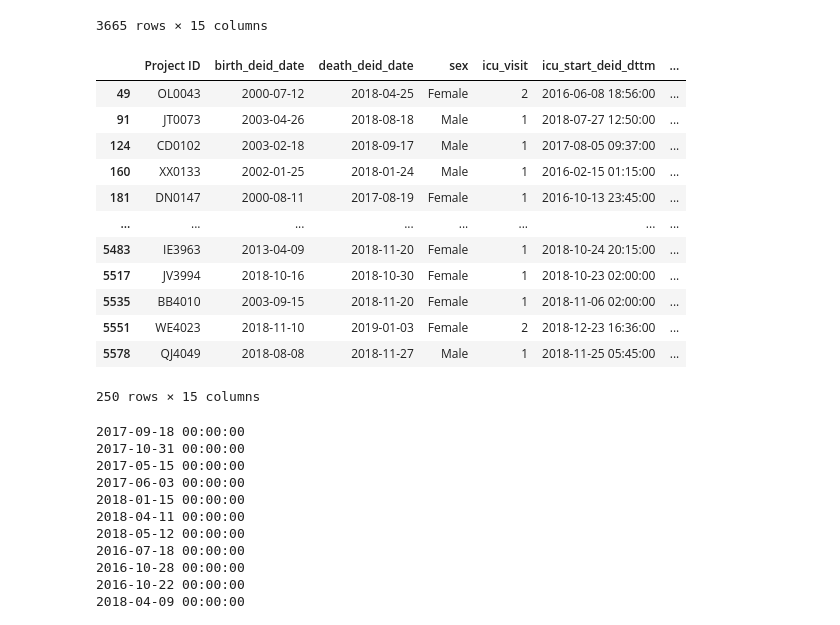
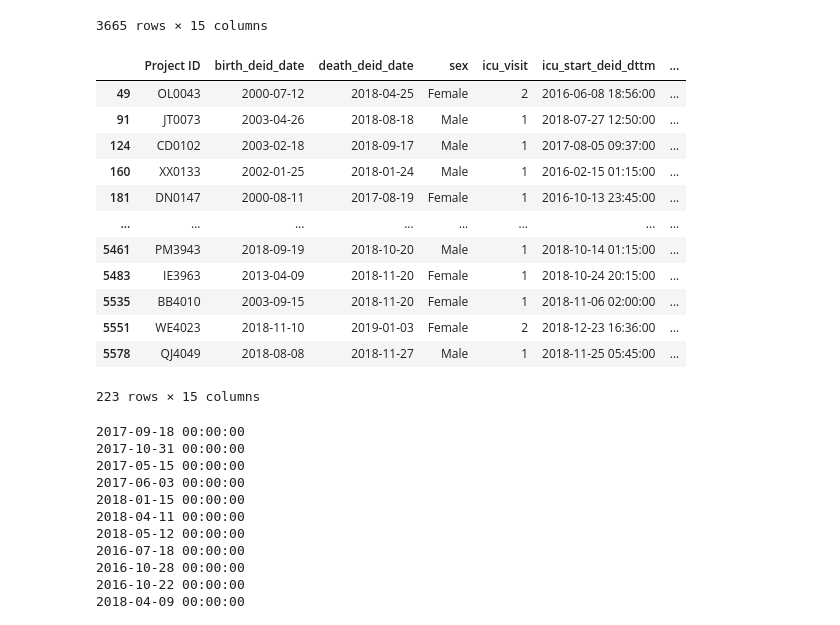
Before and after one commit to l-khali/In2Research, a Jupyter notebook: summary_statistics.ipynb, the cells around one changed output. Saved outputs shown, nothing was run; the diff lists cells and outputs as text; code cells hidden in the pictures.

```diff
--- a/summary_statistics.ipynb
+++ b/summary_statistics.ipynb
@@ -66,24 +66,24 @@ details
 # %%
 cohort_1_details = details[pd.isnull(details["failed_extubation_deid_date"]) == False]
 cohort_2_details_temp = details[(details["failed_extubation_flag"] != 1.0)]
 cohort_2_details = cohort_2_details_temp[pd.isnull(cohort_2_details_temp["death_deid_date"]) == True]
 cohort_3_details = details[pd.isnull(details["death_deid_date"]) == False]
-# cohort_3_details = cohort_3_details_temp[pd.isnull(cohort_3_details_temp["failed_extubation_deid_date"]) == True]
+cohort_3_details = cohort_3_details_temp[pd.isnull(cohort_3_details_temp["failed_extubation_deid_date"]) == True]
 cohort_3_details
 # %% [output]
 |  | Project ID | birth_deid_date | death_deid_date | sex | icu_visit | icu_start_deid_dttm | ... |
 | 49 | OL0043 | 2000-07-12 | 2018-04-25 | Female | 2 | 2016-06-08 18:56:00 | ... |
 | 91 | JT0073 | 2003-04-26 | 2018-08-18 | Male | 1 | 2018-07-27 12:50:00 | ... |
 | 124 | CD0102 | 2003-02-18 | 2018-09-17 | Male | 1 | 2017-08-05 09:37:00 | ... |
 | 160 | XX0133 | 2002-01-25 | 2018-01-24 | Male | 1 | 2016-02-15 01:15:00 | ... |
 | 181 | DN0147 | 2000-08-11 | 2017-08-19 | Female | 1 | 2016-10-13 23:45:00 | ... |
 | ... | ... | ... | ... | ... | ... | ... | ... |
+| 5461 | PM3943 | 2018-09-19 | 2018-10-20 | Male | 1 | 2018-10-14 01:15:00 | ... |
 | 5483 | IE3963 | 2013-04-09 | 2018-11-20 | Female | 1 | 2018-10-24 20:15:00 | ... |
-| 5517 | JV3994 | 2018-10-16 | 2018-10-30 | Female | 1 | 2018-10-23 02:00:00 | ... |
 | 5535 | BB4010 | 2003-09-15 | 2018-11-20 | Female | 1 | 2018-11-06 02:00:00 | ... |
 | 5551 | WE4023 | 2018-11-10 | 2019-01-03 | Female | 2 | 2018-12-23 16:36:00 | ... |
 | 5578 | QJ4049 | 2018-08-08 | 2018-11-27 | Male | 1 | 2018-11-25 05:45:00 | ... |
-250 rows × 15 columns
+223 rows × 15 columns
 # %%
 i = 0
 for p in cohort_1_details["death_deid_date"]:
```
